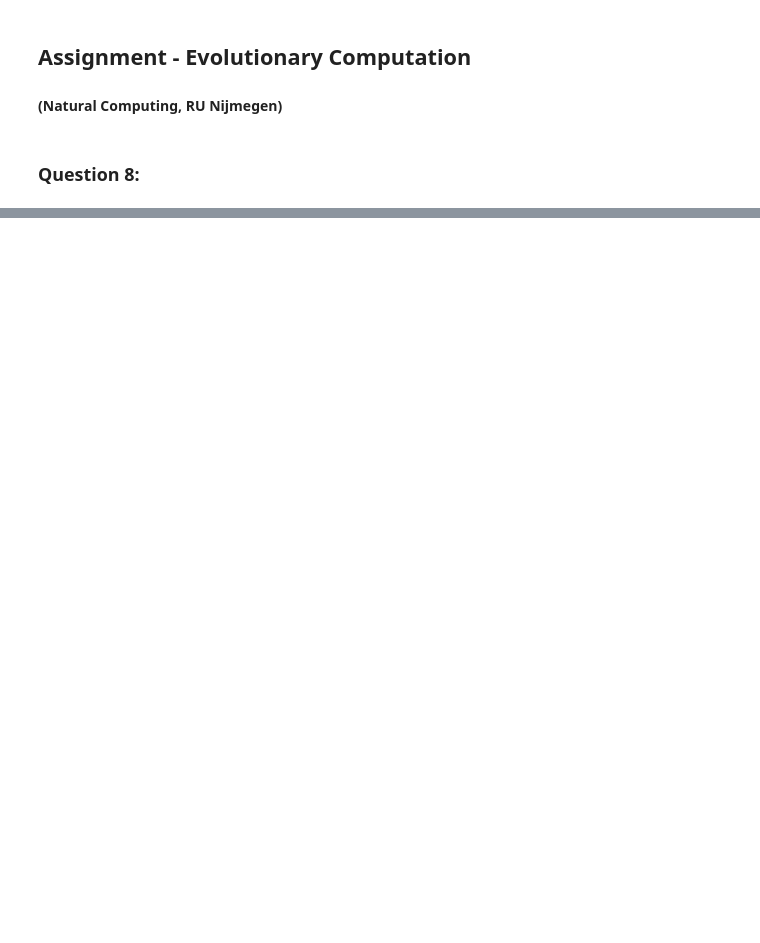
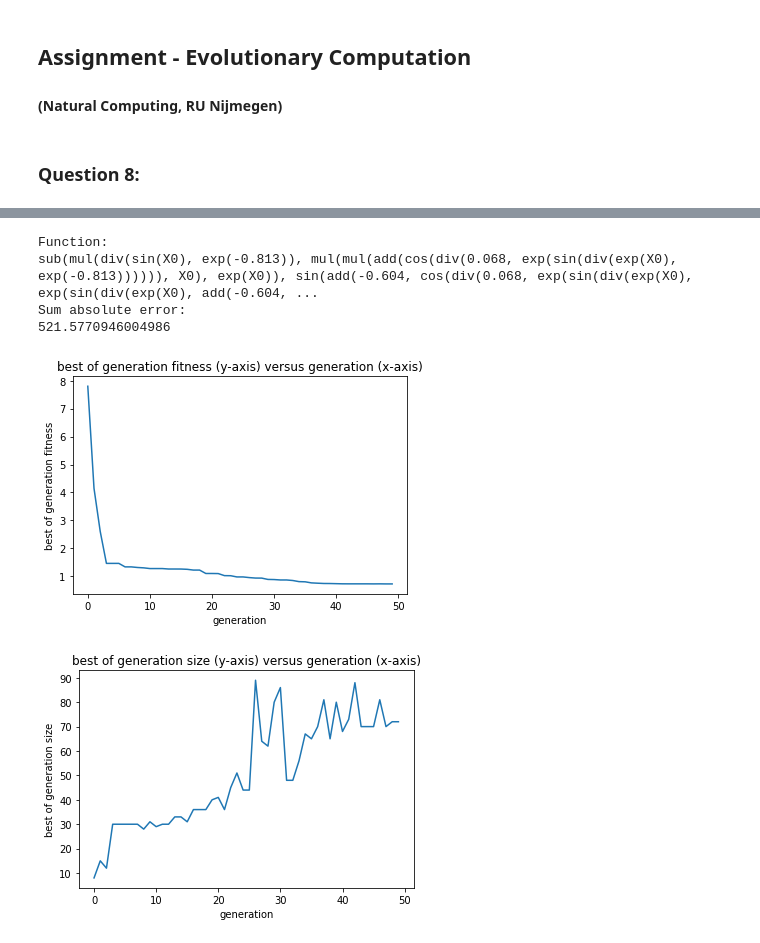
Before and after one commit to angelinabudiarto/NaturalComputing-RU, a Jupyter notebook: Assignment-EvolutionaryComputation/8_EvolutionaryComputation.ipynb, the cells around one changed output, grey strips where cells are left out. Saved outputs shown, nothing was run; the diff lists cells and outputs as text; code cells hidden in the pictures; blank space fills up the shorter version.

```diff
--- a/Assignment-EvolutionaryComputation/8_EvolutionaryComputation.ipynb
+++ b/Assignment-EvolutionaryComputation/8_EvolutionaryComputation.ipynb
@@ -8,0 +49,2 @@
+# %%
+gp_sym_regr = gp_sym_regr.fit(X,Y)
@@ -9,3 +69,33 @@
+# %%
+#Results model
+print("Function: ")
+print(gp_sym_regr._program)
+print("Sum absolute error:")
+print(sum_abs_errors(Y, gp_sym_regr.predict(X),1.))
+# %% [output]
+Function:
+sub(mul(div(sin(X0), exp(-0.813)), mul(mul(add(cos(div(0.068, exp(sin(div(exp(X0), exp(-0.813)))))), X0), exp(X0)), sin(add(-0.604, cos(div(0.068, exp(sin(div(exp(X0), exp(sin(div(exp(X0), add(-0.604, ...
+Sum absolute error:
+521.5770946004986
+# %%
+#Plots
+
+#https://gplearn.readthedocs.io/en/stable/reference.html#gplearn.genetic.SymbolicRegressor
+
+plt.title("best of generation fitness (y-axis) versus generation (x-axis)")
+plt.xlabel("generation")
+plt.ylabel("best of generation fitness")
+plt.plot(gp_sym_regr.run_details_['generation'], gp_sym_regr.run_details_['best_fitness'])
+plt.show()
+
+plt.title("best of generation size (y-axis) versus generation (x-axis)")
+plt.xlabel("generation")
+plt.ylabel("best of generation size")
+plt.plot(gp_sym_regr.run_details_['generation'],gp_sym_regr.run_details_['best_length'])
+plt.show()
+# %% [output]
+[figure, added]
+[figure, added]
 # %% [markdown]
 <a style='text-decoration:none;line-height:16px;display:flex;color:#5B5B62;padding:10px;justify-content:end;' href='https://deepnote.com?utm_source=created-in-deepnote-cell&projectId=a99332b8-5d3d-47fa-8230-1d208927ff84' target="_blank">
 <img style='display:inline;max-height:16px;margin:0px;margin-right:7.5px;' src='embedded-picture-1' > </img>
```
Also changed, not shown: parts of 4 cells of this notebook.
